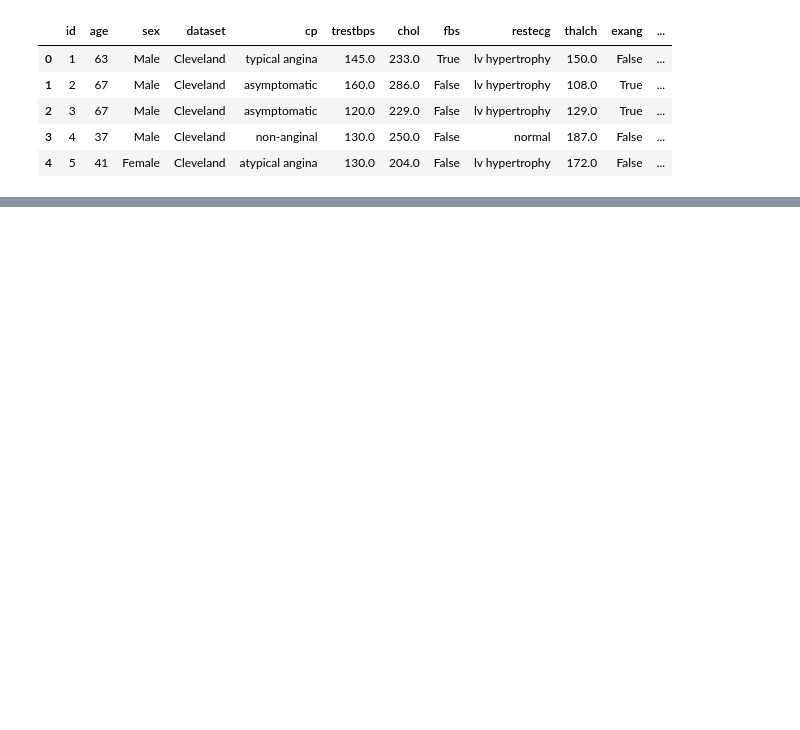
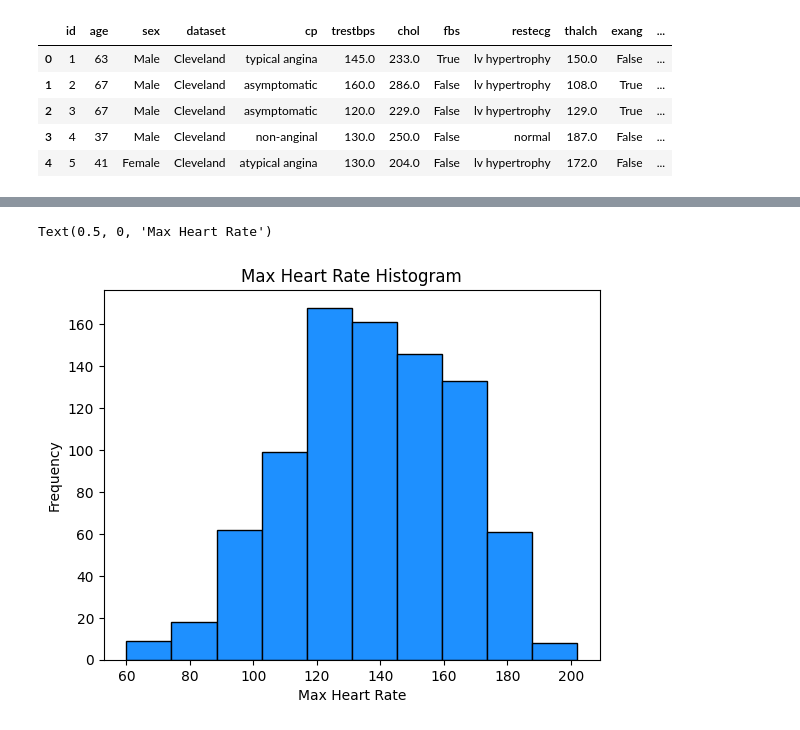
Before and after one commit to KalachevRoman/msu_homework, a Jupyter notebook: project.ipynb, the cells around one changed output, grey strips where cells are left out. Saved outputs shown, nothing was run; the diff lists cells and outputs as text; code cells hidden in the pictures; blank space fills up the shorter version.

```diff
--- a/project.ipynb
+++ b/project.ipynb
@@ -32,0 +137,8 @@ data.head()
+# %%
+# Maximum heart rate
+data_1['thalch'].plot(kind='hist', bins=10, edgecolor='black', color='dodgerblue')
+plt.title('Max Heart Rate Histogram')
+plt.xlabel('Max Heart Rate')
+# %% [output]
+Text(0.5, 0, 'Max Heart Rate')
+[figure, added]
```
Also changed, not shown: parts of 25 cells of this notebook.
